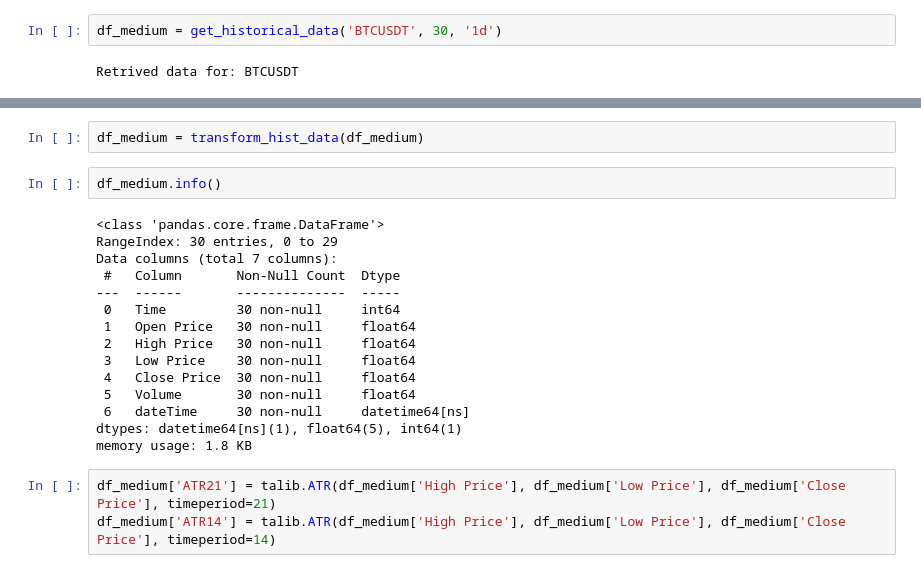
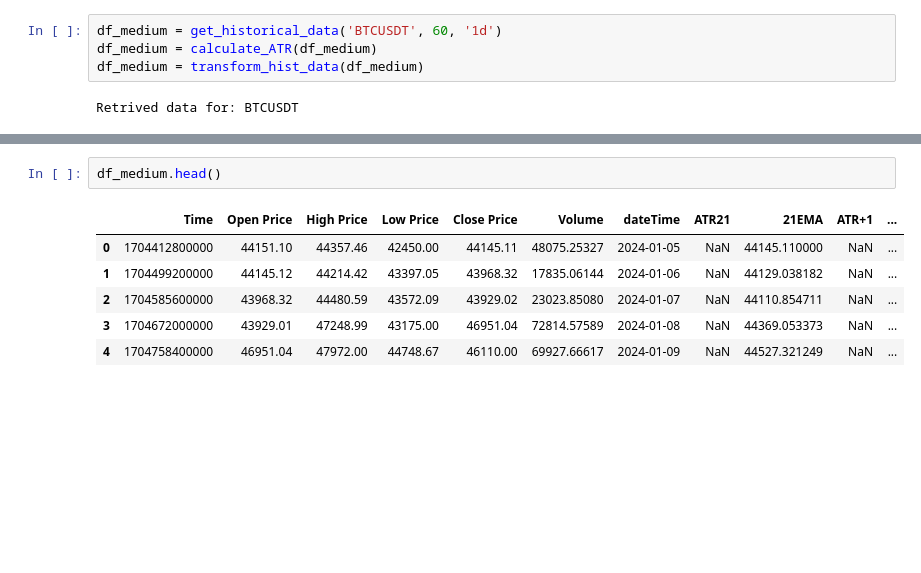
Before and after one commit to ahtojarve/trading_bot, a Jupyter notebook: notebooks/work.ipynb, the cells around one changed output, grey strips where cells are left out. Drawn from its saved outputs; the diff is of its cells as text; blank space fills up the shorter version.

```diff
--- a/notebooks/work.ipynb
+++ b/notebooks/work.ipynb
@@ -188,5 +391,7 @@ It is best to go long if impulse is 1 or 0 after -1. (This should be considered
 # %%
-df_medium = get_historical_data('BTCUSDT', 30, '1d')
+df_medium = get_historical_data('BTCUSDT', 60, '1d')
+df_medium = calculate_ATR(df_medium)
+df_medium = transform_hist_data(df_medium)
 # %% [output]
 Retrived data for: BTCUSDT
 # %%
@@ -209,22 +417,9 @@ memory usage: 1.8+ KB
-# %%
-df_medium = transform_hist_data(df_medium)
 # %%
-df_medium.info()
+df_medium.head()
 # %% [output]
-<class 'pandas.core.frame.DataFrame'>
-RangeIndex: 30 entries, 0 to 29
-Data columns (total 7 columns):
- #   Column       Non-Null Count  Dtype
----  ------       --------------  -----
- 0   Time         30 non-null     int64
- 1   Open Price   30 non-null     float64
- 2   High Price   30 non-null     float64
- 3   Low Price    30 non-null     float64
- 4   Close Price  30 non-null     float64
- 5   Volume       30 non-null     float64
- 6   dateTime     30 non-null     datetime64[ns]
-dtypes: datetime64[ns](1), float64(5), int64(1)
-memory usage: 1.8 KB
+|  | Time | Open Price | High Price | Low Price | Close Price | Volume | dateTime | ATR21 | 21EMA | ATR+1 | ... |
+| 0 | 1704412800000 | 44151.10 | 44357.46 | 42450.00 | 44145.11 | 48075.25327 | 2024-01-05 | NaN | 44145.110000 | NaN | ... |
+| 1 | 1704499200000 | 44145.12 | 44214.42 | 43397.05 | 43968.32 | 17835.06144 | 2024-01-06 | NaN | 44129.038182 | NaN | ... |
+| 2 | 1704585600000 | 43968.32 | 44480.59 | 43572.09 | 43929.02 | 23023.85080 | 2024-01-07 | NaN | 44110.854711 | NaN | ... |
+| 3 | 1704672000000 | 43929.01 | 47248.99 | 43175.00 | 46951.04 | 72814.57589 | 2024-01-08 | NaN | 44369.053373 | NaN | ... |
+| 4 | 1704758400000 | 46951.04 | 47972.00 | 44748.67 | 46110.00 | 69927.66617 | 2024-01-09 | NaN | 44527.321249 | NaN | ... |
-# %%
-df_medium['ATR21'] = talib.ATR(df_medium['High Price'], df_medium['Low Price'], df_medium['Close Price'], timeperiod=21)
-df_medium['ATR14'] = talib.ATR(df_medium['High Price'], df_medium['Low Price'], df_medium['Close Price'], timeperiod=14)
```
Also changed, not shown: parts of 61 cells of this notebook, 1 other file.
